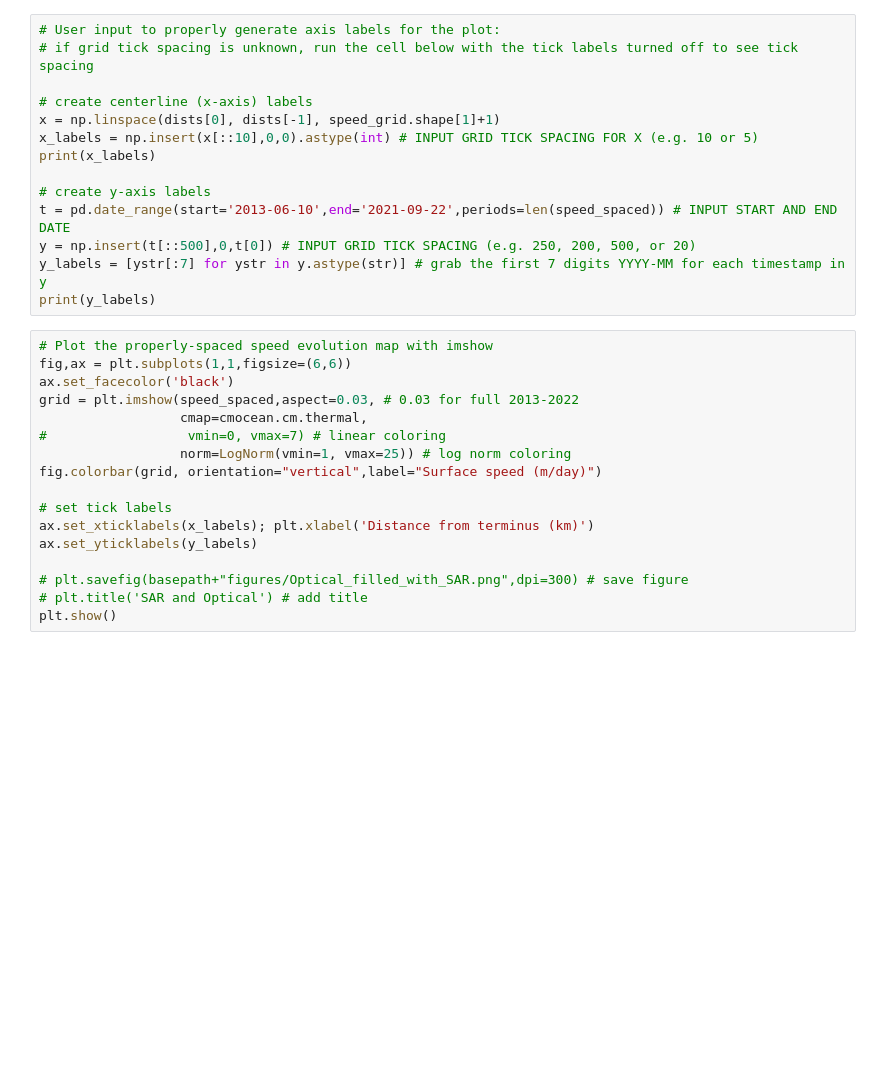
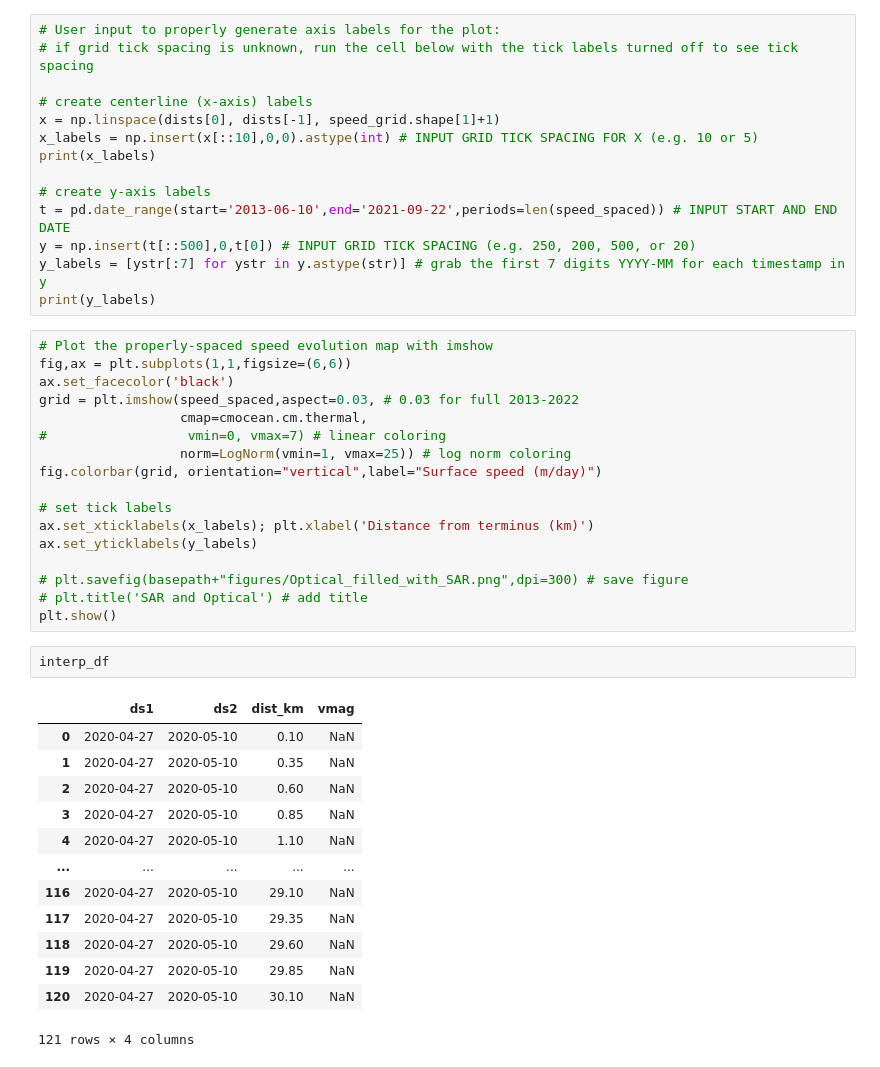
Before and after one commit to jukesliu/TG-surge, a Jupyter notebook: centerline_speed_evolution_plot.ipynb, the cells around one changed output. Drawn from its saved outputs; the diff is of its cells as text; blank space fills up the shorter version.

```diff
--- a/centerline_speed_evolution_plot.ipynb
+++ b/centerline_speed_evolution_plot.ipynb
@@ -392,3 +519,19 @@ ax.set_yticklabels(y_labels)
 # plt.savefig(basepath+"figures/Optical_filled_with_SAR.png",dpi=300) # save figure
 # plt.title('SAR and Optical') # add title
 plt.show()
+# %%
+interp_df
+# %% [output]
+|  | ds1 | ds2 | dist_km | vmag |
+| 0 | 2020-04-27 | 2020-05-10 | 0.10 | NaN |
+| 1 | 2020-04-27 | 2020-05-10 | 0.35 | NaN |
+| 2 | 2020-04-27 | 2020-05-10 | 0.60 | NaN |
+| 3 | 2020-04-27 | 2020-05-10 | 0.85 | NaN |
+| 4 | 2020-04-27 | 2020-05-10 | 1.10 | NaN |
+| ... | ... | ... | ... | ... |
+| 116 | 2020-04-27 | 2020-05-10 | 29.10 | NaN |
+| 117 | 2020-04-27 | 2020-05-10 | 29.35 | NaN |
+| 118 | 2020-04-27 | 2020-05-10 | 29.60 | NaN |
+| 119 | 2020-04-27 | 2020-05-10 | 29.85 | NaN |
+| 120 | 2020-04-27 | 2020-05-10 | 30.10 | NaN |
+121 rows × 4 columns
```
Also changed, not shown: parts of 17 cells of this notebook, 19 other files.
